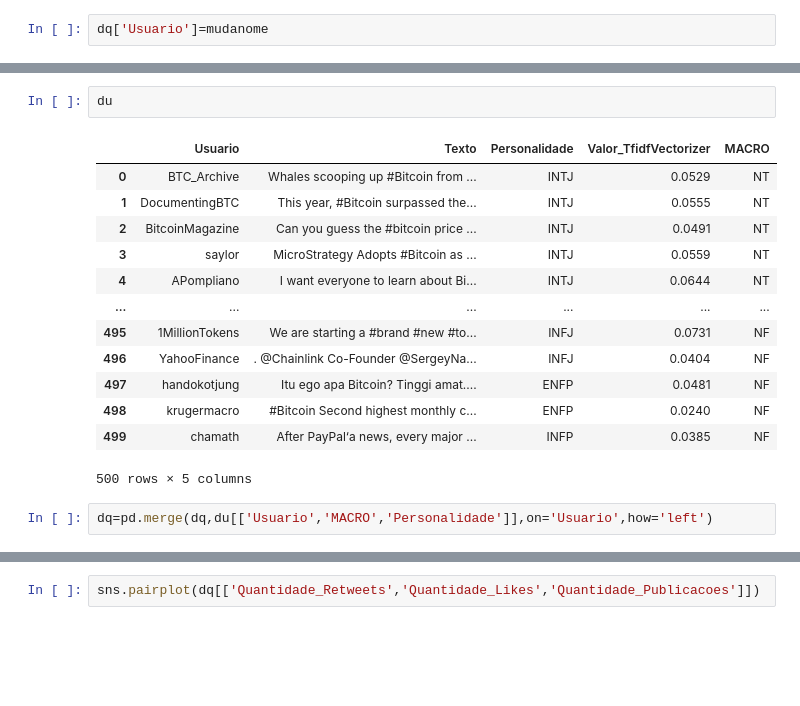
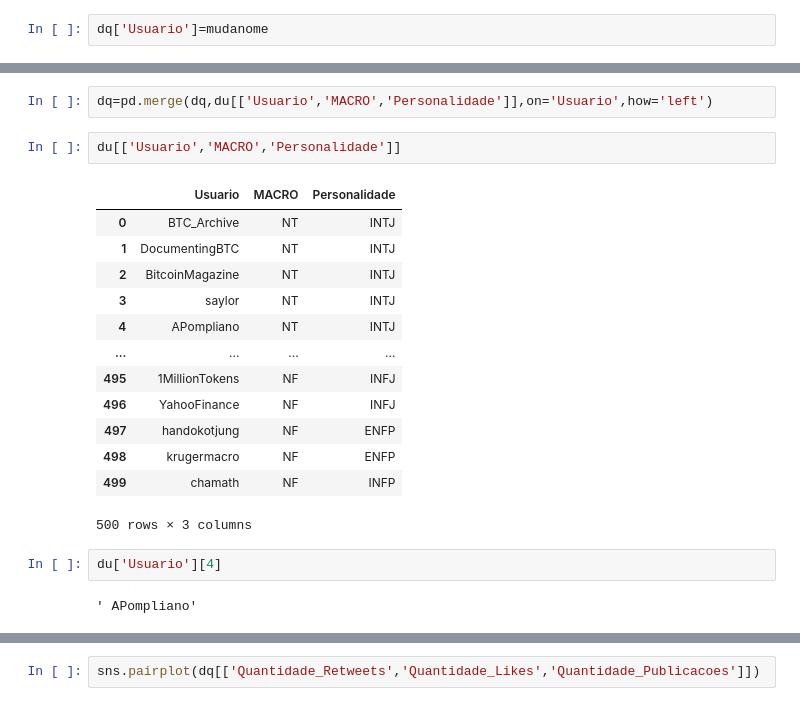
Before and after one commit to paulo7676/Faculdade, a Jupyter notebook: LCDIA/Documentos_Jorge/analise1.ipynb, the cells around one changed output, grey strips where cells are left out. Drawn from its saved outputs; the diff is of its cells as text; blank space fills up the shorter version.

```diff
--- a/LCDIA/Documentos_Jorge/analise1.ipynb
+++ b/LCDIA/Documentos_Jorge/analise1.ipynb
@@ -423,19 +424,23 @@ du
-# %%
-du
-# %% [output]
-|  | Usuario | Texto | Personalidade | Valor_TfidfVectorizer | MACRO |
-| 0 | BTC_Archive | Whales scooping up #Bitcoin from ... | INTJ | 0.0529 | NT |
-| 1 | DocumentingBTC | This year, #Bitcoin surpassed the... | INTJ | 0.0555 | NT |
-| 2 | BitcoinMagazine | Can you guess the #bitcoin price ... | INTJ | 0.0491 | NT |
-| 3 | saylor | MicroStrategy Adopts #Bitcoin as ... | INTJ | 0.0559 | NT |
-| 4 | APompliano | I want everyone to learn about Bi... | INTJ | 0.0644 | NT |
-| ... | ... | ... | ... | ... | ... |
-| 495 | 1MillionTokens | We are starting a #brand #new #to... | INFJ | 0.0731 | NF |
-| 496 | YahooFinance | . @Chainlink Co-Founder @SergeyNa... | INFJ | 0.0404 | NF |
-| 497 | handokotjung | Itu ego apa Bitcoin? Tinggi amat.... | ENFP | 0.0481 | NF |
-| 498 | krugermacro | #Bitcoin Second highest monthly c... | ENFP | 0.0240 | NF |
-| 499 | chamath | After PayPal‘a news, every major ... | INFP | 0.0385 | NF |
-500 rows × 5 columns
 # %%
 dq=pd.merge(dq,du[['Usuario','MACRO','Personalidade']],on='Usuario',how='left')
+# %%
+du[['Usuario','MACRO','Personalidade']]
+# %% [output]
+|  | Usuario | MACRO | Personalidade |
+| 0 | BTC_Archive | NT | INTJ |
+| 1 | DocumentingBTC | NT | INTJ |
+| 2 | BitcoinMagazine | NT | INTJ |
+| 3 | saylor | NT | INTJ |
+| 4 | APompliano | NT | INTJ |
+| ... | ... | ... | ... |
+| 495 | 1MillionTokens | NF | INFJ |
+| 496 | YahooFinance | NF | INFJ |
+| 497 | handokotjung | NF | ENFP |
+| 498 | krugermacro | NF | ENFP |
+| 499 | chamath | NF | INFP |
+500 rows × 3 columns
+# %%
+du['Usuario'][4]
+# %% [output]
+' APompliano'
 # %%
```
Also changed, not shown: parts of 7 cells of this notebook, 1 other file.
